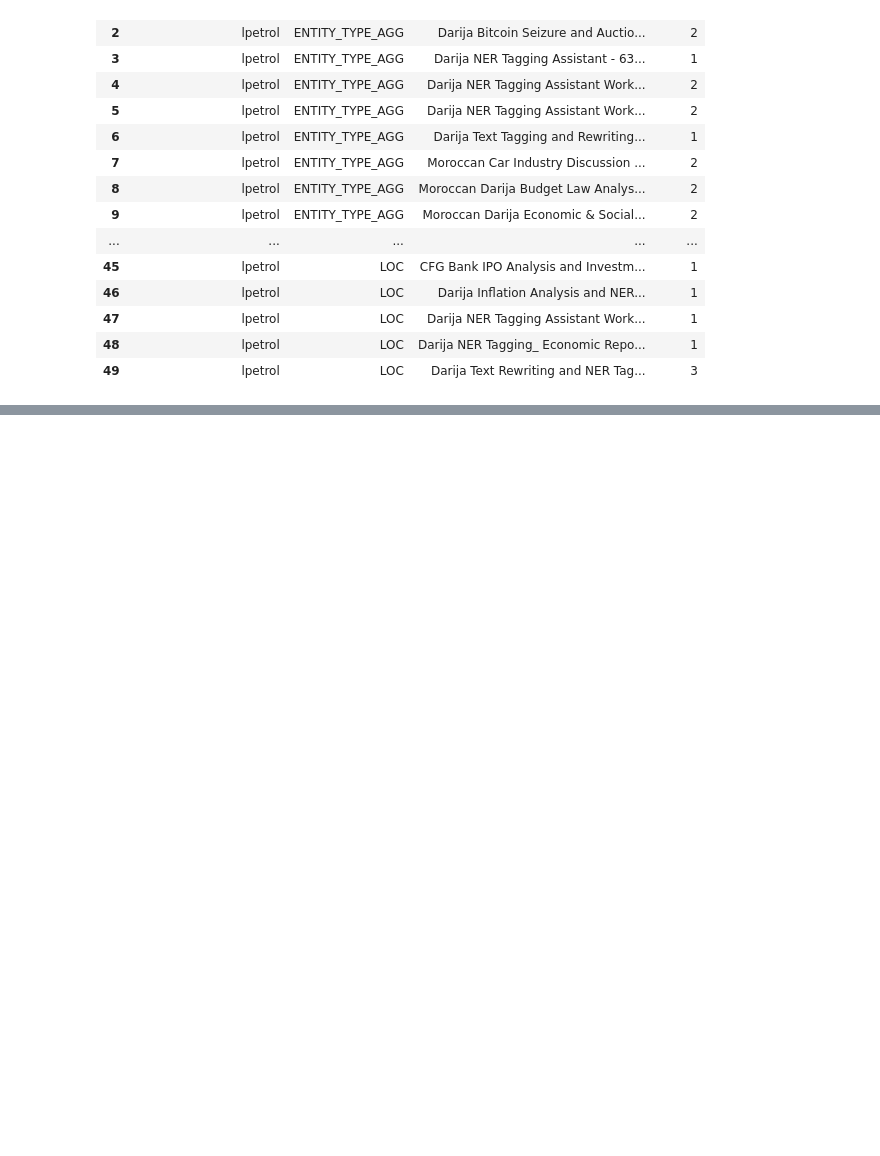
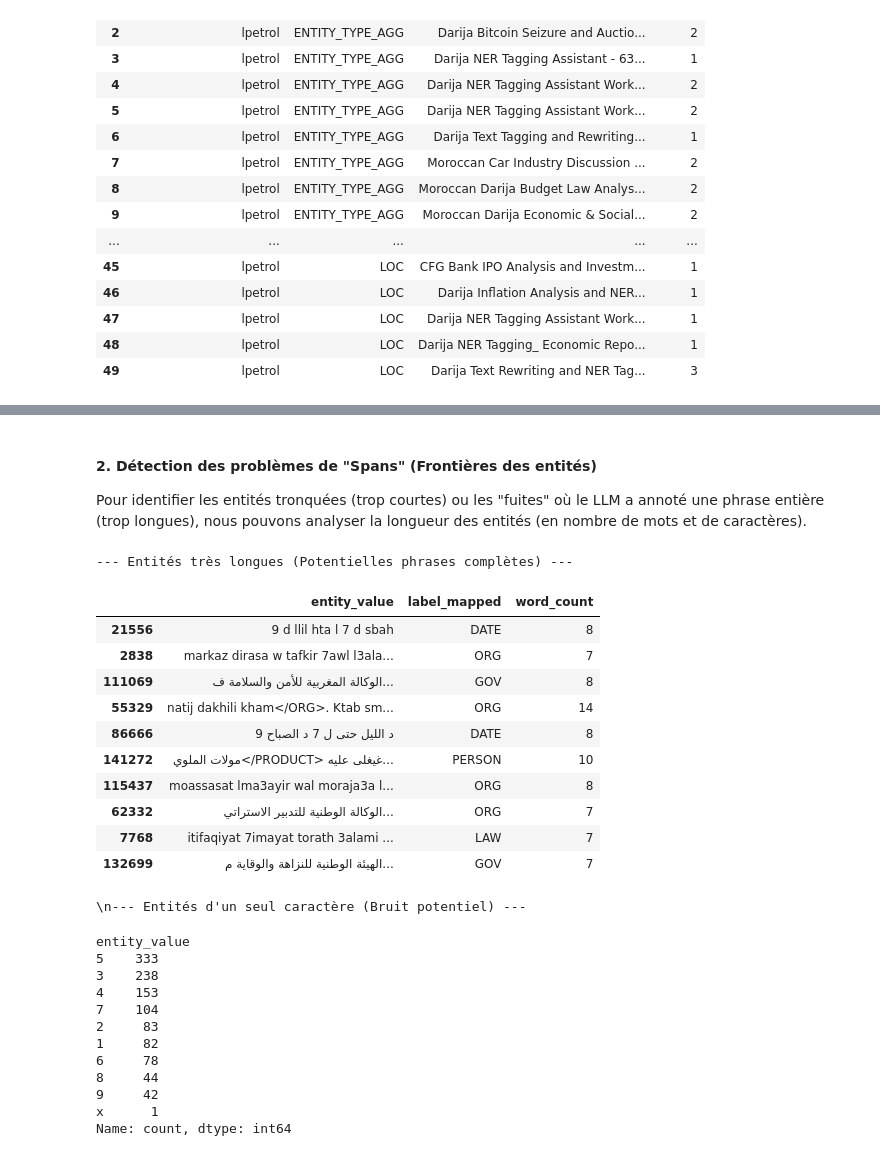
Before and after one commit to AmineKL-dev/projet-NER-darija, a Jupyter notebook: notebook/Analyse_exploitable.ipynb, the cells around one changed output, grey strips where cells are left out. Drawn from its saved outputs; the diff is of its cells as text; code cells hidden in the pictures; blank space fills up the shorter version.

```diff
--- a/notebook/Analyse_exploitable.ipynb
+++ b/notebook/Analyse_exploitable.ipynb
@@ -278,0 +424,45 @@ df[df['entity_value'].str.contains('lpetrol', case=False, na=False)].groupby(['e
+# %% [markdown]
+#### 2. Détection des problèmes de "Spans" (Frontières des entités)
+Pour identifier les entités tronquées (trop courtes) ou les "fuites" où le LLM a annoté une phrase entière (trop longues), nous pouvons analyser la longueur des entités (en nombre de mots et de caractères).
+# %%
+# Calculer le nombre de mots et de caractères pour chaque entité
+df_clean['word_count'] = df_clean['entity_value'].apply(lambda x: len(str(x).split()))
+df_clean['char_count'] = df_clean['entity_value'].apply(lambda x: len(str(x)))
+
+
+
+# --- RECHERCHE D'ANOMALIES ---
+
+# 1. Les entités suspectes car trop longues (Probablement des phrases entières annotées par erreur)
+print("--- Entités très longues (Potentielles phrases complètes) ---")
+display(df_clean[df_clean['word_count'] > 6][['entity_value', 'label_mapped', 'word_count']].sample(10, random_state=42))
+
+# 2. Les entités d'un seul caractère (Souvent du bruit, de la ponctuation ou des erreurs de tokenization)
+print("\\n--- Entités d'un seul caractère (Bruit potentiel) ---")
+display(df_clean[df_clean['char_count'] == 1]['entity_value'].value_counts().head(10))
+# %% [output]
+--- Entités très longues (Potentielles phrases complètes) ---
+|  | entity_value | label_mapped | word_count |
+| 21556 | 9 d llil hta l 7 d sbah | DATE | 8 |
+| 2838 | markaz dirasa w tafkir 7awl l3ala... | ORG | 7 |
+| 111069 | الوكالة المغربية للأمن والسلامة ف... | GOV | 8 |
+| 55329 | natij dakhili kham</ORG>. Ktab sm... | ORG | 14 |
+| 86666 | 9 د الليل حتى ل 7 د الصباح | DATE | 8 |
+| 141272 | مولات الملوي</PRODUCT> غيغلى عليه... | PERSON | 10 |
+| 115437 | moassasat lma3ayir wal moraja3a l... | ORG | 8 |
+| 62332 | الوكالة الوطنية للتدبير الاستراتي... | ORG | 7 |
+| 7768 | itifaqiyat 7imayat torath 3alami ... | LAW | 7 |
+| 132699 | الهيئة الوطنية للنزاهة والوقاية م... | GOV | 7 |
+\n--- Entités d'un seul caractère (Bruit potentiel) ---
+entity_value
+5    333
+3    238
+4    153
+7    104
+2     83
+1     82
+6     78
+8     44
+9     42
+x      1
+Name: count, dtype: int64
```
Also changed, not shown: parts of 17 cells of this notebook, 1 other file.
